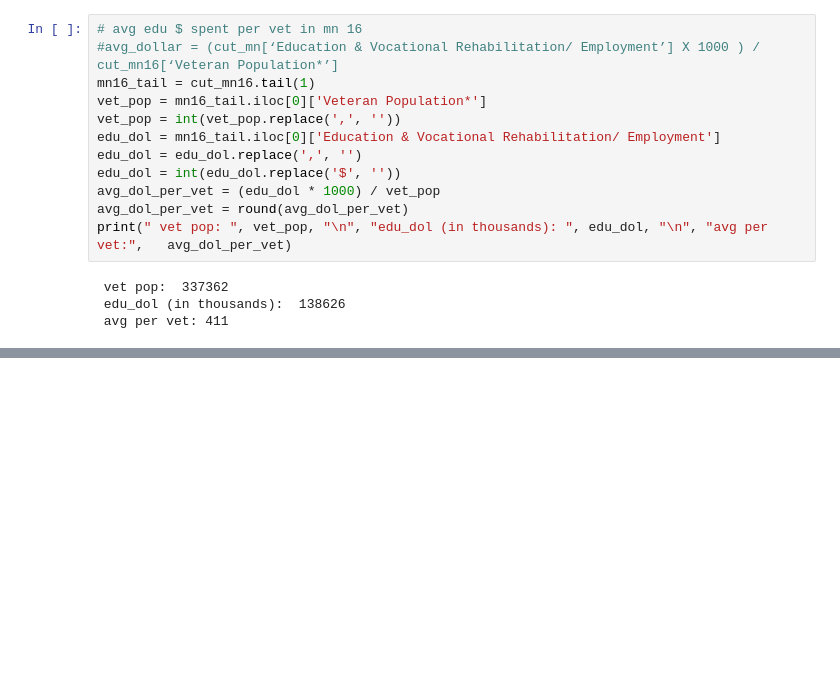
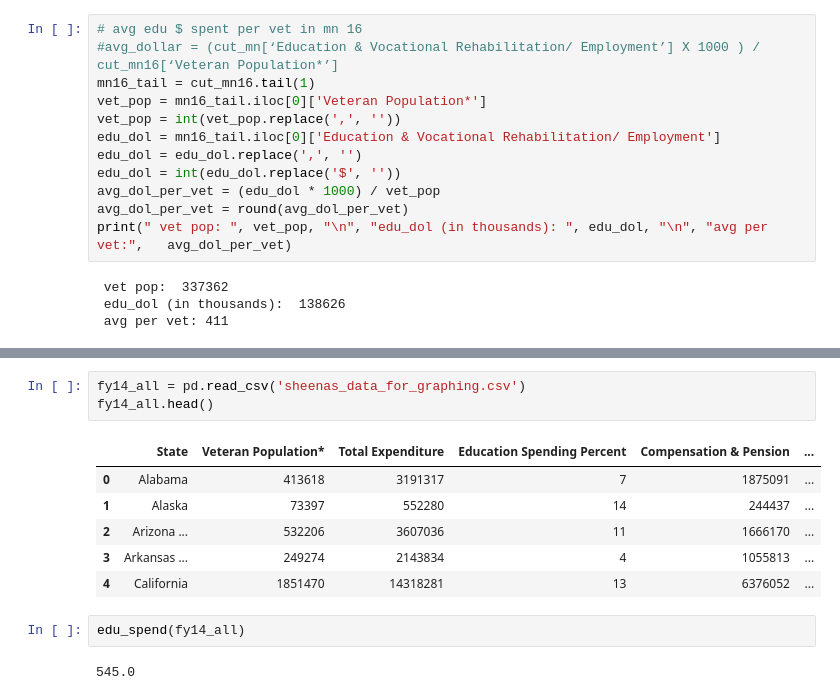
Before and after one commit to shha5648/DM_VA_DATA, a Jupyter notebook: state_info-sheenas.ipynb, the cells around one changed output, grey strips where cells are left out. Drawn from its saved outputs; the diff is of its cells as text; blank space fills up the shorter version.

```diff
--- a/state_info-sheenas.ipynb
+++ b/state_info-sheenas.ipynb
@@ -464,0 +511,14 @@ Name: 0, dtype: object
+# %%
+fy14_all = pd.read_csv('sheenas_data_for_graphing.csv')
+fy14_all.head()
+# %% [output]
+|  | State | Veteran Population* | Total Expenditure | Education Spending Percent | Compensation & Pension | ... |
+| 0 | Alabama | 413618 | 3191317 | 7 | 1875091 | ... |
+| 1 | Alaska | 73397 | 552280 | 14 | 244437 | ... |
+| 2 | Arizona ... | 532206 | 3607036 | 11 | 1666170 | ... |
+| 3 | Arkansas ... | 249274 | 2143834 | 4 | 1055813 | ... |
+| 4 | California | 1851470 | 14318281 | 13 | 6376052 | ... |
+# %%
+edu_spend(fy14_all)
+# %% [output]
+545.0
```
Also changed, not shown: parts of 14 cells of this notebook, 10 other files.
